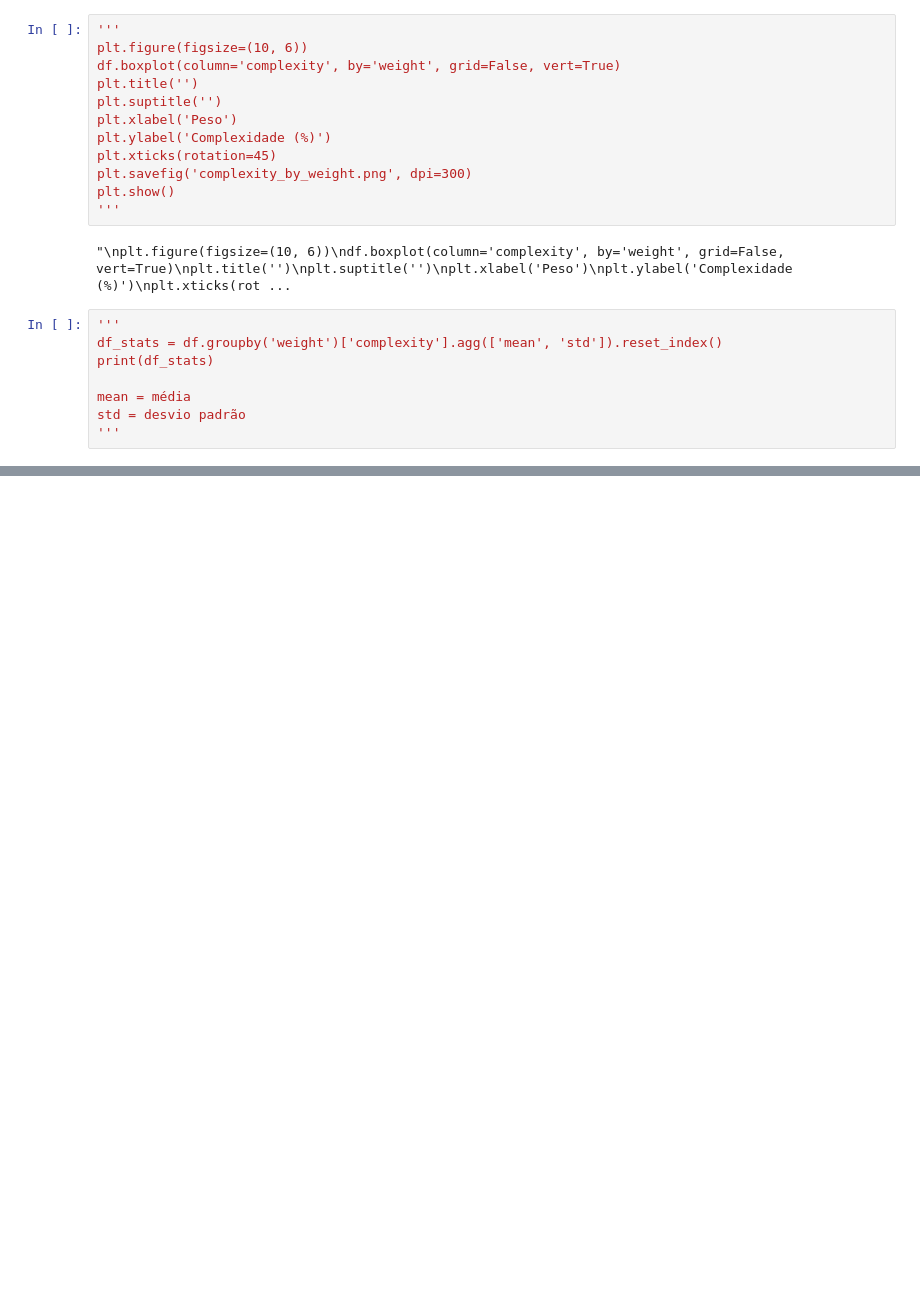
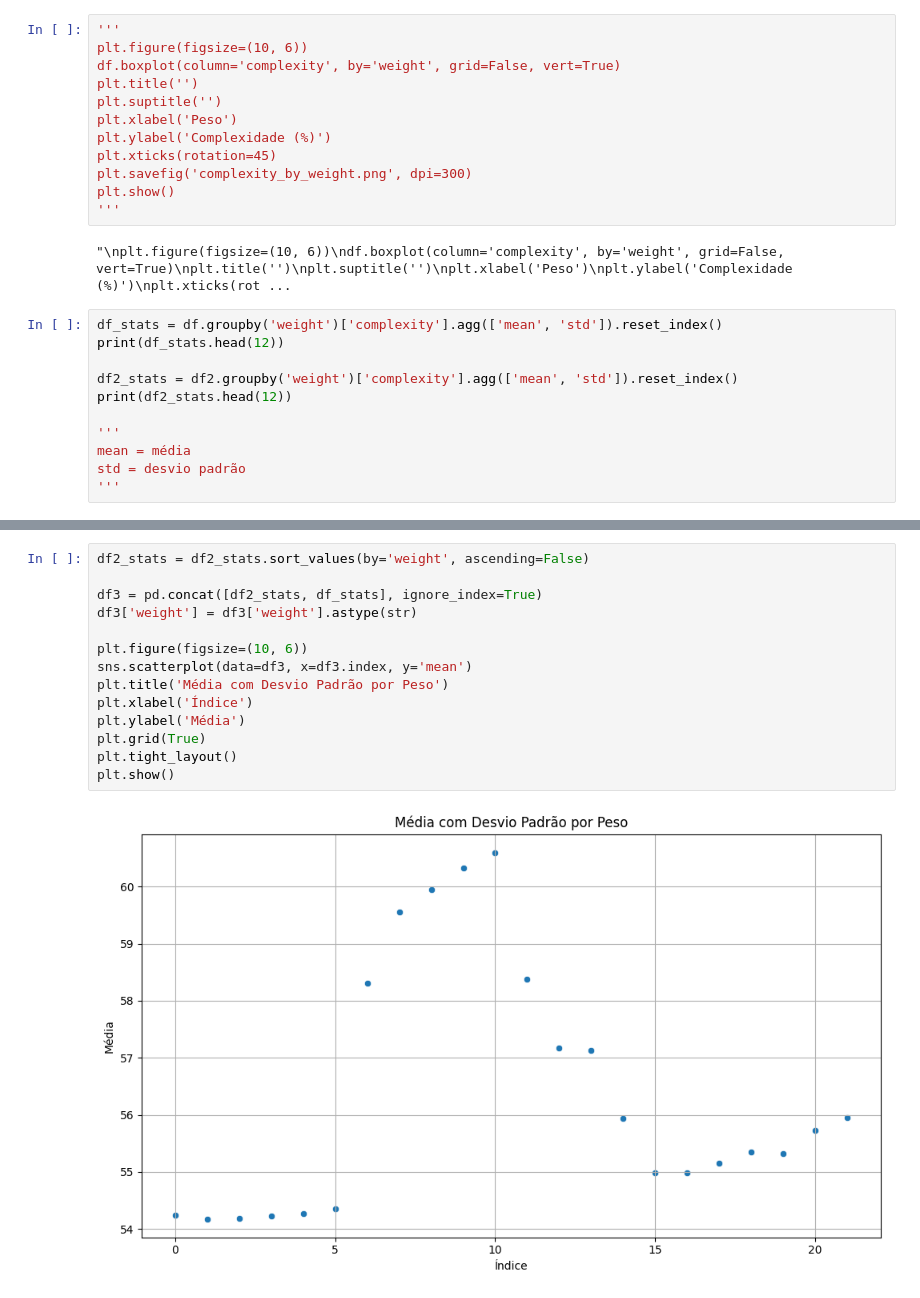
Before and after one commit to jerre231/Stable_Diffusion_IC, a Jupyter notebook: Scripts/colab_graph.ipynb, the cells around one changed output, grey strips where cells are left out. Saved outputs shown, nothing was run; the diff lists cells and outputs as text; blank space fills up the shorter version.

```diff
--- a/Scripts/colab_graph.ipynb
+++ b/Scripts/colab_graph.ipynb
@@ -155,10 +155,13 @@ plt.show()
 # %% [output]
 "\nplt.figure(figsize=(10, 6))\ndf.boxplot(column='complexity', by='weight', grid=False, vert=True)\nplt.title('')\nplt.suptitle('')\nplt.xlabel('Peso')\nplt.ylabel('Complexidade (%)')\nplt.xticks(rot ...
 # %%
+df_stats = df.groupby('weight')['complexity'].agg(['mean', 'std']).reset_index()
+print(df_stats.head(12))
+
+df2_stats = df2.groupby('weight')['complexity'].agg(['mean', 'std']).reset_index()
+print(df2_stats.head(12))
+
 '''
-df_stats = df.groupby('weight')['complexity'].agg(['mean', 'std']).reset_index()
-print(df_stats)
-
 mean = média
 std = desvio padrão
 '''
@@ -167,3 +187,19 @@ std = desvio padrão
+# %%
+df2_stats = df2_stats.sort_values(by='weight', ascending=False)
+
+df3 = pd.concat([df2_stats, df_stats], ignore_index=True)
+df3['weight'] = df3['weight'].astype(str)
+
+plt.figure(figsize=(10, 6))
+sns.scatterplot(data=df3, x=df3.index, y='mean')
+plt.title('Média com Desvio Padrão por Peso')
+plt.xlabel('Índice')
+plt.ylabel('Média')
+plt.grid(True)
+plt.tight_layout()
+plt.show()
+# %% [output]
+[figure, added]
 # %%
 #diff = complexity_weight_0 - complexity_weight_x p/ seed
 
```
Also changed, not shown: parts of 5 cells of this notebook, 4 other files.
